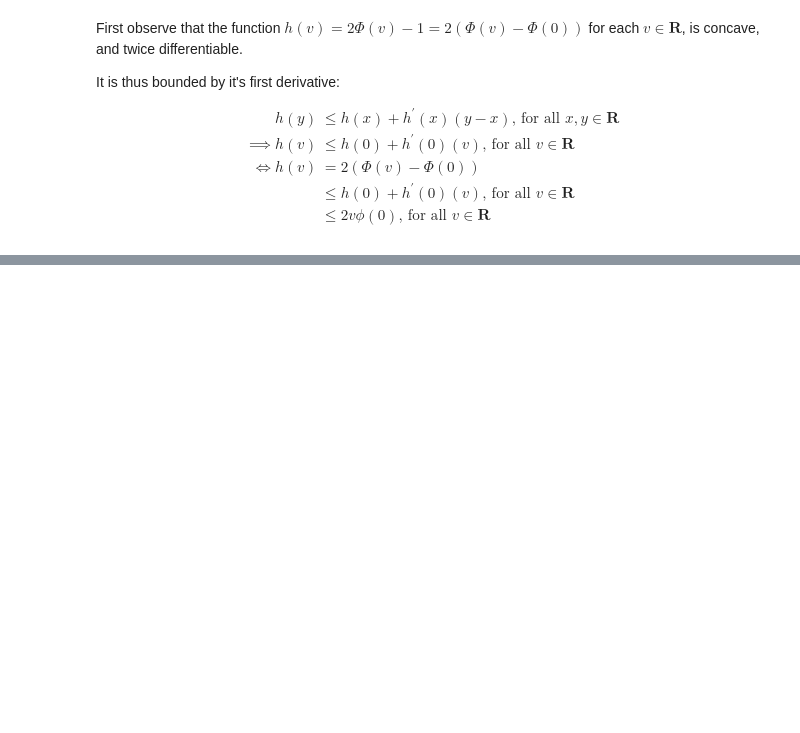
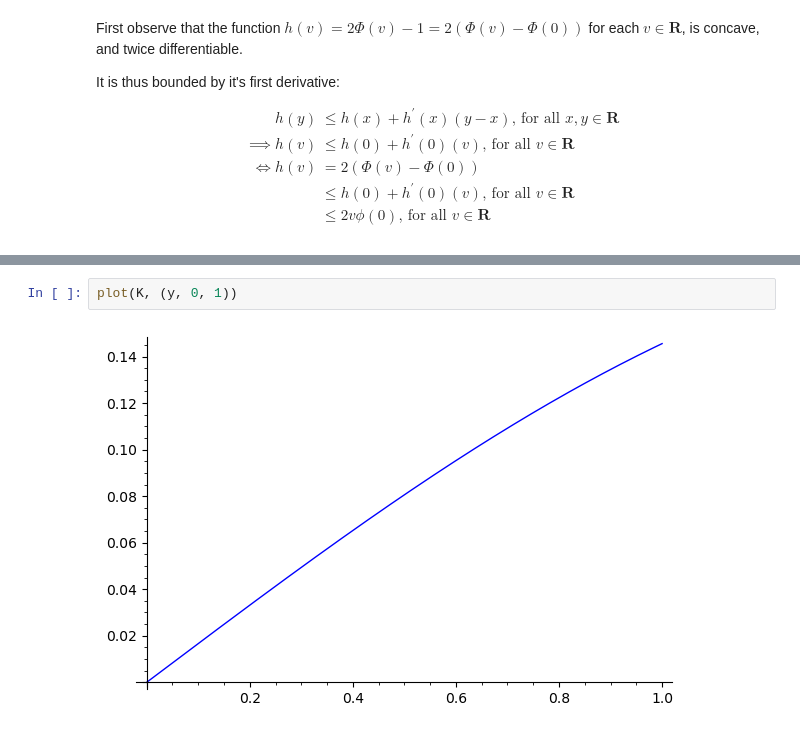
Before and after one commit to shamindras/ascifit, a Jupyter notebook: experiments/python/notebooks/sagemath-checks-01.ipynb, the cells around one changed output, grey strips where cells are left out. Cells and saved outputs as stored; diff of their text form; blank space fills up the shorter version.

```diff
--- a/experiments/python/notebooks/sagemath-checks-01.ipynb
+++ b/experiments/python/notebooks/sagemath-checks-01.ipynb
@@ -185,0 +371,4 @@ sqrt(2)*v/sqrt(pi)
+# %%
+plot(K, (y, 0, 1))
+# %% [output]
+[figure, added]
```
Also changed, not shown: parts of 59 cells of this notebook, 2 other files.
